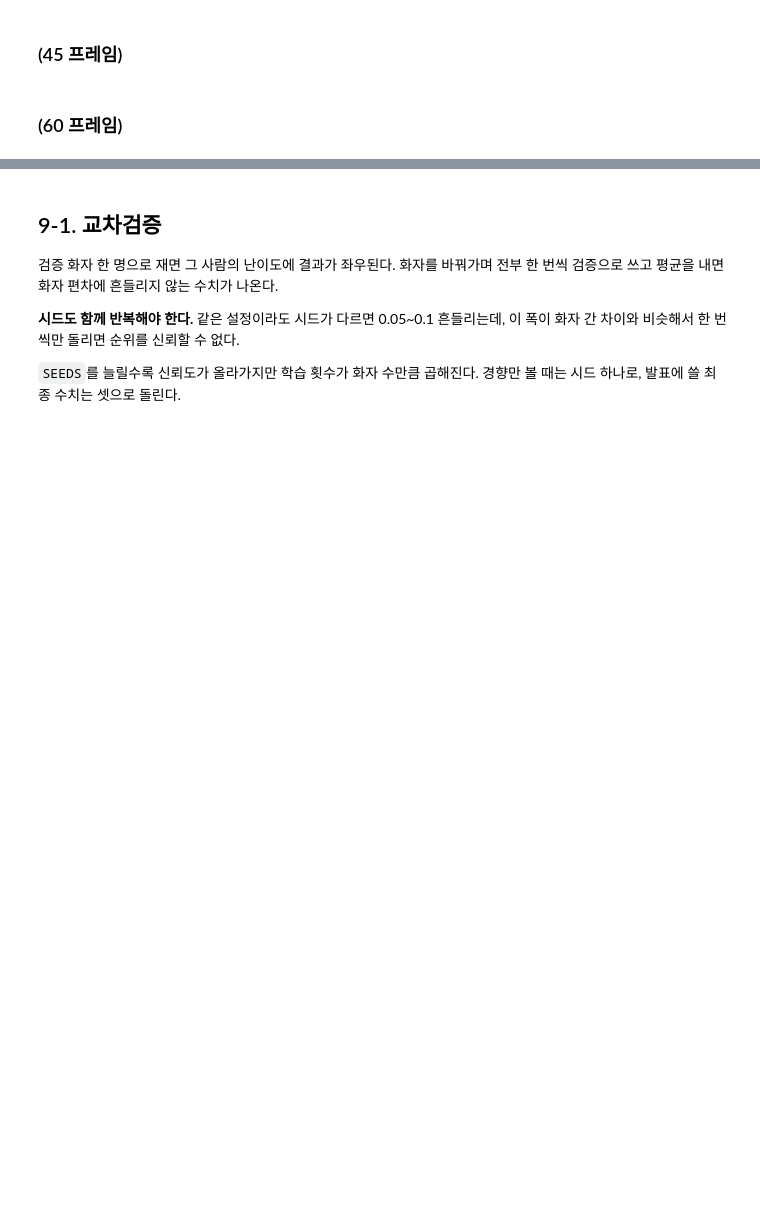
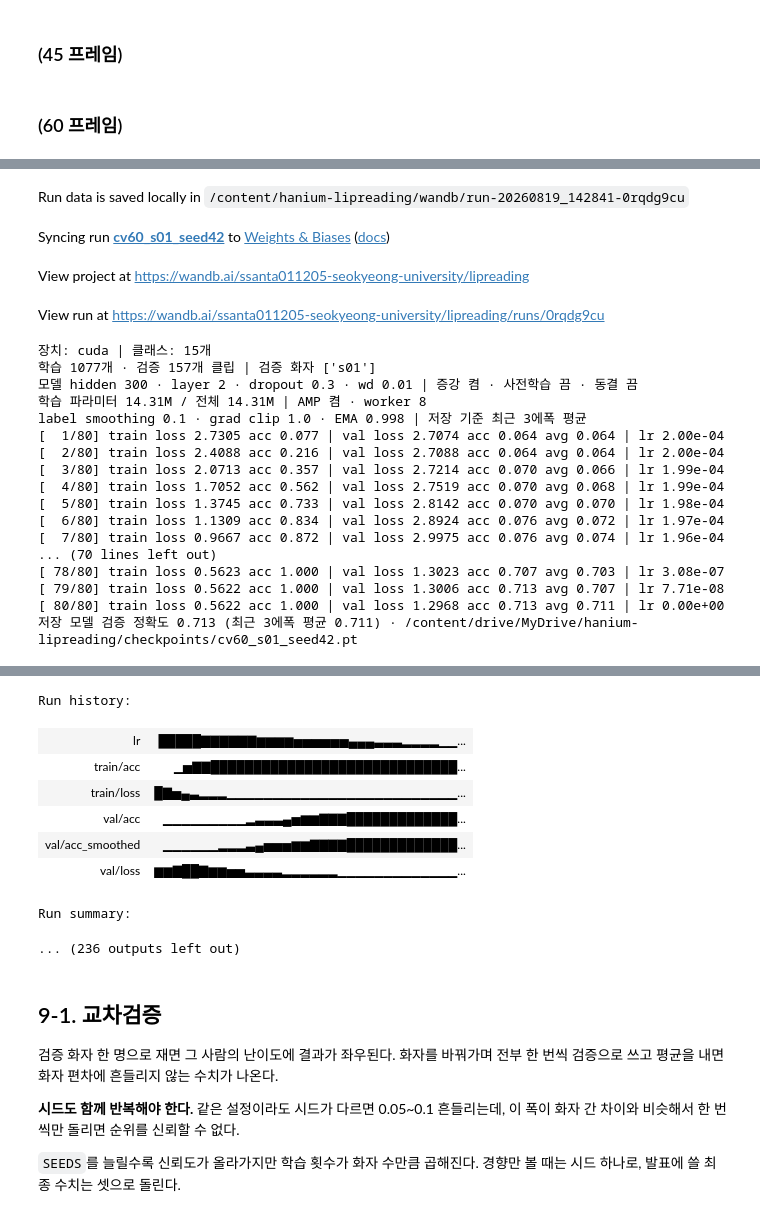
Before and after one commit to HumanRhoid/hanium-lipreading, a Jupyter notebook: notebooks/colab_pipeline.ipynb, the cells around one changed output, grey strips where cells are left out. Drawn from its saved outputs; the diff is of its cells as text; code cells hidden in the pictures; blank space fills up the shorter version.

```diff
--- a/notebooks/colab_pipeline.ipynb
+++ b/notebooks/colab_pipeline.ipynb
@@ -537,0 +487,50 @@ Run summary:
+# %%
+# ═══ 60프레임 8화자 교차검증 · seed 42 ═══
+from src.ml.training.train import train
+
+SEEDS = [42, 1, 7]
+speakers = sorted({row["speaker_id"] for row in rows})
+print(f"화자 {speakers} · 시드 {SEEDS} · 60프레임\n")
+
+results60cv = {}
+for speaker in speakers:
+    for seed in SEEDS:
+        print(f"\n{'='*16} {speaker} · seed {seed} · 60프레임 {'='*16}")
+        results60cv[(speaker, seed)] = train(
+            manifest_path=manifest_f60,          # ← 60프레임
+            data_root=TRAIN_ROOT_F60,
+            epochs=80,
+            batch_size=16,
+            learning_rate=2e-4,
+            seed=seed,
+            val_speakers=[speaker],
+            checkpoint_path=DRIVE_CHECKPOINTS / f"cv60_{speaker}_seed{seed}.pt",
+            num_workers=8,
+            amp=True,
+            ema_decay=0.998,
+            hidden_dim=300,
+            num_layer=2,
+            dropout=0.3,
+            smoothing=3,
+            wandb_project="lipreading",
+            run_name=f"cv60_{speaker}_seed{seed}",
+        )
+
+BASE30 = {"s01": 0.656, "s03": 0.446, "s04": 0.780, "s05": 0.307,
+          "s06": 0.732, "s07": 0.351, "s08": 0.556, "s09": 0.393}
+
+print(f"\n{'='*56}")
+print(f"{'화자':<6}{'30프레임':>10}{'60프레임':>10}{'차이':>10}")
+print("-" * 40)
+per = {}
+for sp in speakers:
+    v = sum(results60cv[(sp, s)] for s in SEEDS) / len(SEEDS)
+    per[sp] = v
+    print(f"{sp:<6}{BASE30[sp]:>10.3f}{v:>10.3f}{v - BASE30[sp]:>+10.3f}")
+
+new, old = sum(per.values()) / len(per), sum(BASE30.values()) / len(BASE30)
+print("-" * 40)
+print(f"{'평균':<6}{old:>10.3f}{new:>10.3f}{new - old:>+10.3f}")
+print(f"\n화자 간 편차   30프레임 {max(BASE30.values())-min(BASE30.values()):.3f}"
+      f" · 60프레임 {max(per.values())-min(per.values()):.3f}")
+# %% [output]
@@ -537,0 +543,21 @@ Run summary:
+Run data is saved locally in /content/hanium-lipreading/wandb/run-20260819_142841-0rqdg9cu
+Syncing run cv60_s01_seed42 to Weights & Biases (docs)
+View project at https://wandb.ai/ssanta011205-seokyeong-university/lipreading
+View run at https://wandb.ai/ssanta011205-seokyeong-university/lipreading/runs/0rqdg9cu
+장치: cuda | 클래스: 15개
+학습 1077개 · 검증 157개 클립 | 검증 화자 ['s01']
+모델 hidden 300 · layer 2 · dropout 0.3 · wd 0.01 | 증강 켬 · 사전학습 끔 · 동결 끔
+학습 파라미터 14.31M / 전체 14.31M | AMP 켬 · worker 8
+label smoothing 0.1 · grad clip 1.0 · EMA 0.998 | 저장 기준 최근 3에폭 평균
+[  1/80] train loss 2.7305 acc 0.077 | val loss 2.7074 acc 0.064 avg 0.064 | lr 2.00e-04
+[  2/80] train loss 2.4088 acc 0.216 | val loss 2.7088 acc 0.064 avg 0.064 | lr 2.00e-04
+[  3/80] train loss 2.0713 acc 0.357 | val loss 2.7214 acc 0.070 avg 0.066 | lr 1.99e-04
+[  4/80] train loss 1.7052 acc 0.562 | val loss 2.7519 acc 0.070 avg 0.068 | lr 1.99e-04
+[  5/80] train loss 1.3745 acc 0.733 | val loss 2.8142 acc 0.070 avg 0.070 | lr 1.98e-04
+[  6/80] train loss 1.1309 acc 0.834 | val loss 2.8924 acc 0.076 avg 0.072 | lr 1.97e-04
+[  7/80] train loss 0.9667 acc 0.872 | val loss 2.9975 acc 0.076 avg 0.074 | lr 1.96e-04
+... (70 lines left out)
+[ 78/80] train loss 0.5623 acc 1.000 | val loss 1.3023 acc 0.707 avg 0.703 | lr 3.08e-07
+[ 79/80] train loss 0.5622 acc 1.000 | val loss 1.3006 acc 0.713 avg 0.707 | lr 7.71e-08
+[ 80/80] train loss 0.5622 acc 1.000 | val loss 1.2968 acc 0.713 avg 0.711 | lr 0.00e+00
+저장 모델 검증 정확도 0.713 (최근 3에폭 평균 0.711) · /content/drive/MyDrive/hanium-lipreading/checkpoints/cv60_s01_seed42.pt
@@ -538,3 +565,12 @@ Run summary:
+Run history:
+| lr | █████▇▇▇▇▇▇▆▆▆▆▅▅▅▅▅▅▄▄▄▃▃▃▂▂▂▂▁▁... |
+| train/acc | ▁▅▇▇█████████████████████████████... |
+| train/loss | █▇▅▄▃▂▂▂▁▁▁▁▁▁▁▁▁▁▁▁▁▁▁▁▁▁▁▁▁▁▁▁▁... |
+| val/acc | ▁▁▁▁▁▁▁▁▁▂▃▃▃▄▅▆▆▇▇▇█████████████... |
+| val/acc_smoothed | ▁▁▁▁▁▁▂▂▂▃▄▅▅▅▆▆▇▇▇▇█████████████... |
+| val/loss | ▆▆▇██▇▆▆▅▅▃▃▃▃▂▂▂▂▂▂▁▁▁▁▁▁▁▁▁▁▁▁▁... |
+Run summary:
+... (236 outputs left out)
 # %% [markdown]
 ## 9-1. 교차검증
 
```
Also changed, not shown: parts of 16 cells of this notebook.
